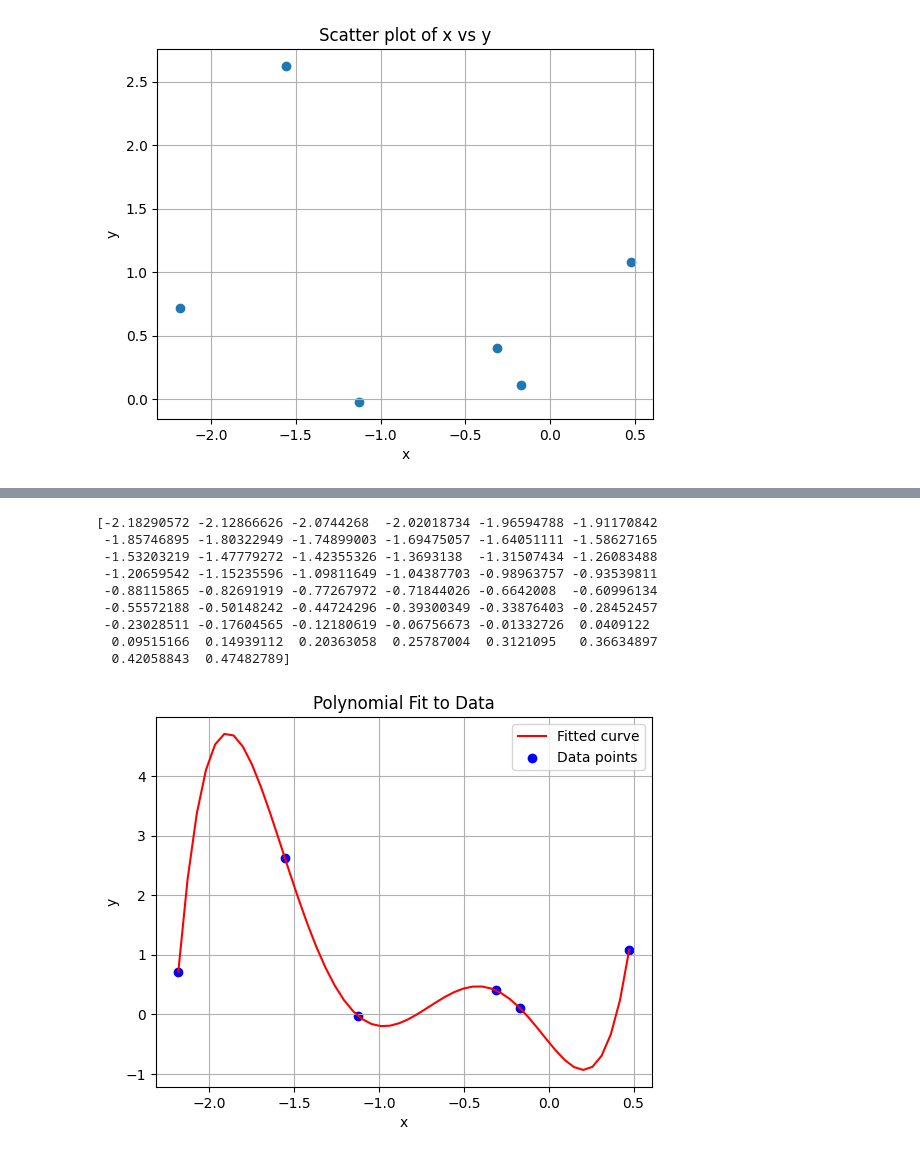
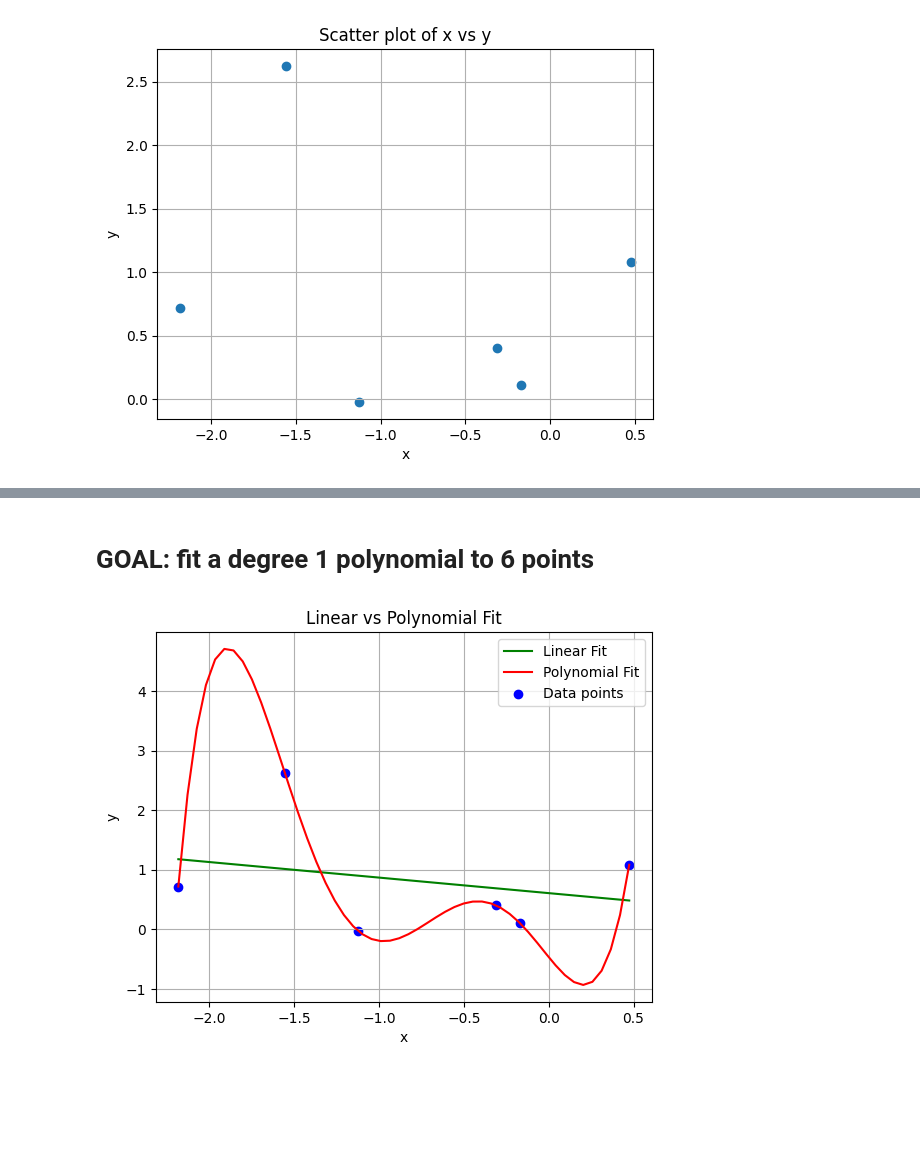
Before and after one commit to KivancSerefoglu/-ml-playground-, a Jupyter notebook: 01_interpolation_vs_least_squares.ipynb, the cells around one changed output, grey strips where cells are left out. Saved outputs shown, nothing was run; the diff lists cells and outputs as text; code cells hidden in the pictures; blank space fills up the shorter version.

Commit message:
Implement one degree polynomial

```diff
--- a/01_interpolation_vs_least_squares.ipynb
+++ b/01_interpolation_vs_least_squares.ipynb
@@ -23,24 +38,22 @@ w = X_tilde_inv @ y
-# %%
-x_grid=np.linspace(min(x),max(x))
-print(x_grid)
-X_tilde_grid=np.vstack([x_grid**p for p in range(m)]).T
-y_grid=X_tilde_grid @ w
-plt.plot(x_grid,y_grid,color='red',label='Fitted curve')
-plt.scatter(x,y,color='blue',label='Data points')
-plt.xlabel('x')
-plt.ylabel('y')
-plt.title('Polynomial Fit to Data')
-plt.legend()
-plt.grid()
-plt.show()
-# %% [output]
-[-2.18290572 -2.12866626 -2.0744268  -2.02018734 -1.96594788 -1.91170842
- -1.85746895 -1.80322949 -1.74899003 -1.69475057 -1.64051111 -1.58627165
- -1.53203219 -1.47779272 -1.42355326 -1.3693138  -1.31507434 -1.26083488
- -1.20659542 -1.15235596 -1.09811649 -1.04387703 -0.98963757 -0.93539811
- -0.88115865 -0.82691919 -0.77267972 -0.71844026 -0.6642008  -0.60996134
- -0.55572188 -0.50148242 -0.44724296 -0.39300349 -0.33876403 -0.28452457
- -0.23028511 -0.17604565 -0.12180619 -0.06756673 -0.01332726  0.0409122
-  0.09515166  0.14939112  0.20363058  0.25787004  0.3121095   0.36634897
-  0.42058843  0.47482789]
-[figure, removed]
+# %% [markdown]
+# GOAL: fit a degree 1 polynomial to 6 points
+# %%
+X_tilde_one_degree = np.vstack([x**p for p in range(2)]).T
+X_tilde_one_degree_inv = np.linalg.pinv(X_tilde_one_degree)
+w_one_degree = X_tilde_one_degree_inv @ y
+
+X_one_degree_grid = np.linspace(min(x),max(x))
+X_tilde_one_degree_grid = np.vstack([X_one_degree_grid**p for p in range(2)]).T
+y_one_degree_grid = X_tilde_one_degree_grid @ w_one_degree
+
+plt.plot(X_one_degree_grid,y_one_degree_grid,color='green',label='Linear Fit')
+plt.plot(x_grid,y_grid,color='red',label='Polynomial Fit')
+plt.scatter(x,y,color='blue',label='Data points')
+plt.xlabel('x')
+plt.ylabel('y')
+plt.title('Linear vs Polynomial Fit')
+plt.legend()
+plt.grid()
+plt.show()
+# %% [output]
+[figure, added]
```
Also changed, not shown: parts of 2 cells of this notebook.
